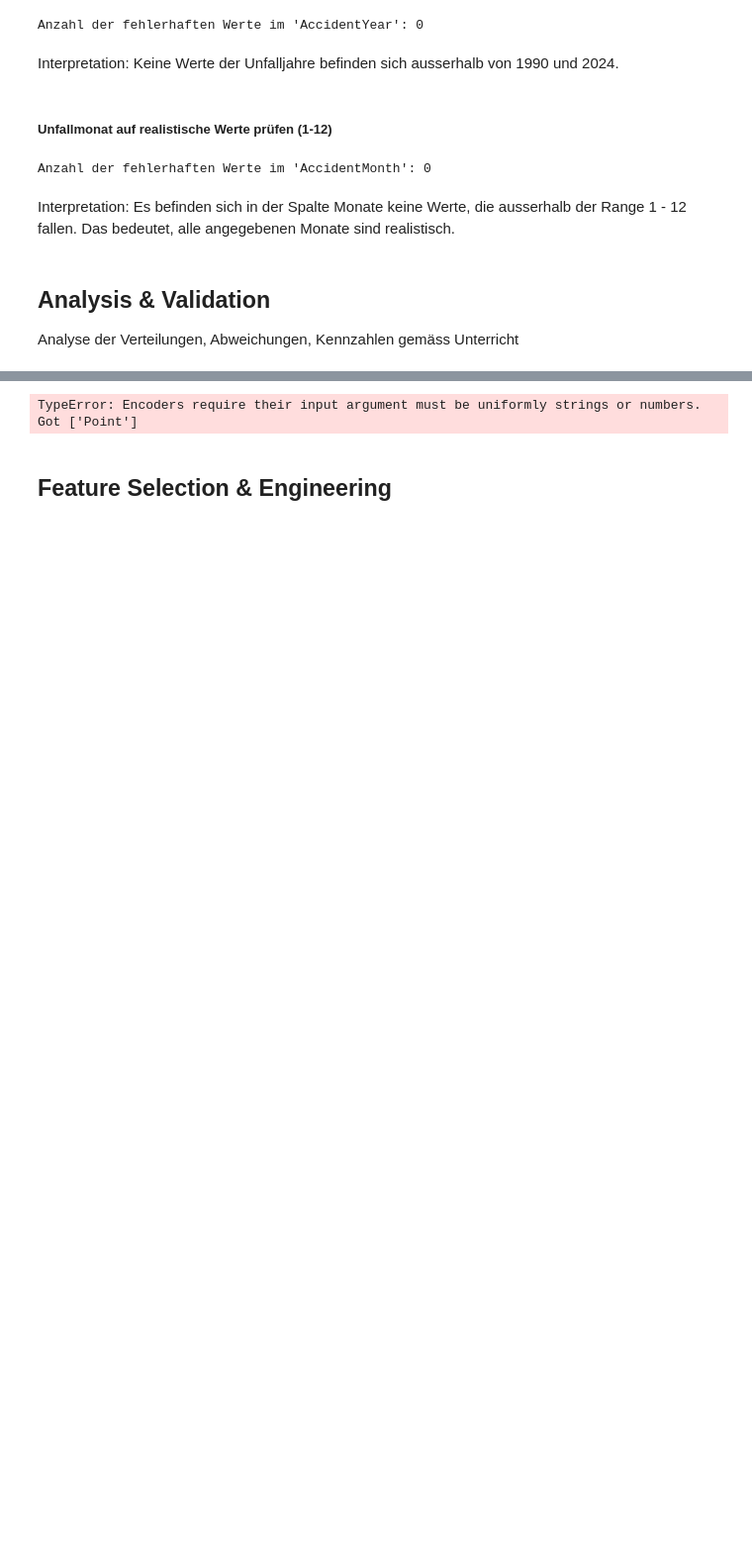
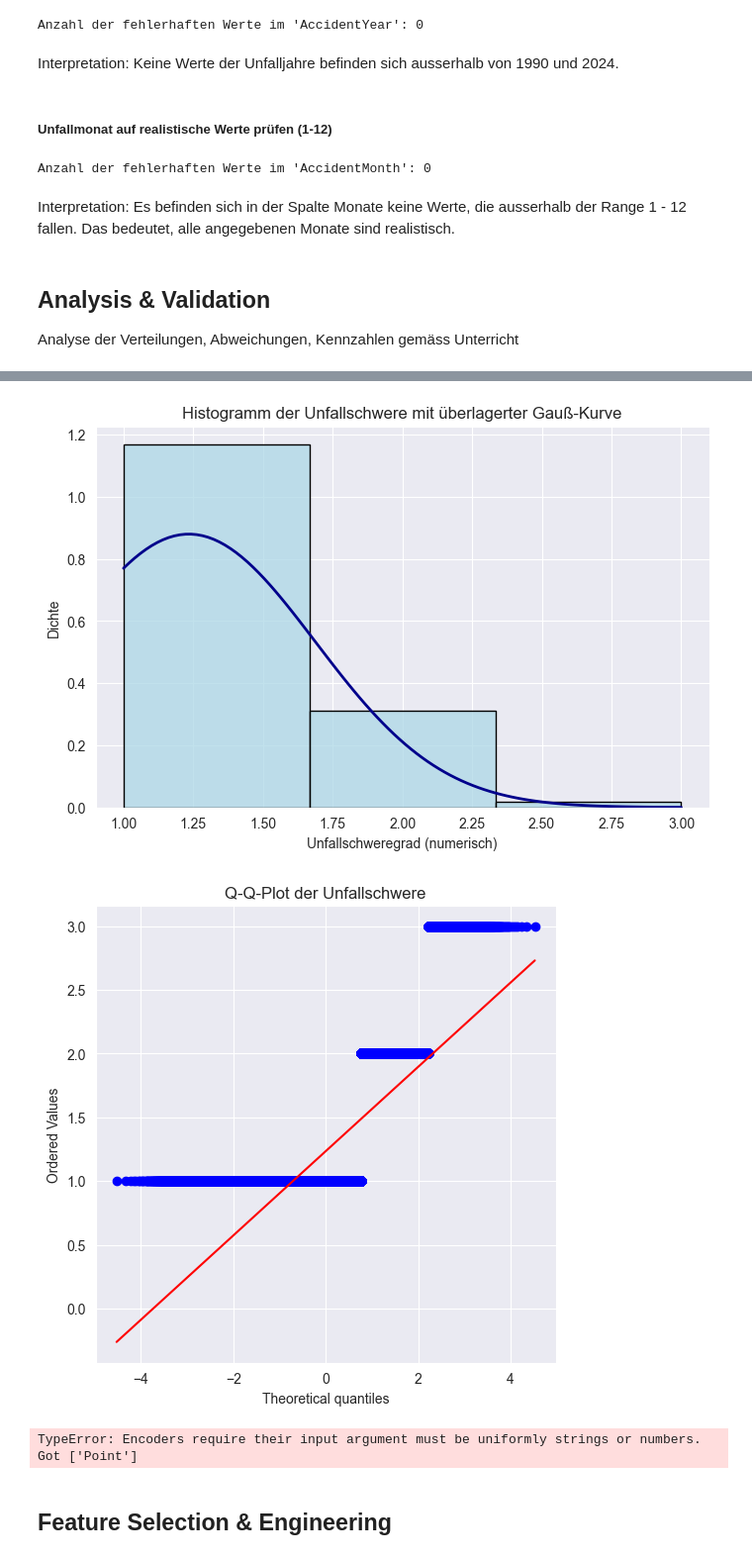
Before and after one commit to dominiqueulrixh/Verkehrsunfaellanalyse, a Jupyter notebook: Dominique.ipynb, the cells around one changed output, grey strips where cells are left out. Shown at 99% size. Cells and saved outputs as stored; diff of their text form; code cells hidden in the pictures; blank space fills up the shorter version.

```diff
--- a/Dominique.ipynb
+++ b/Dominique.ipynb
@@ -668,3 +715,32 @@ Analyse der Verteilungen, Abweichungen, Kennzahlen gemäss Unterricht
+# %%
+import numpy as np
+import scipy.stats as stats
+import matplotlib.pyplot as plt
+import seaborn as sns
+
+# Sicherstellen, dass SeverityNumeric numerisch ist
+df_de['SeverityNumeric'] = df_de['SeverityNumeric'].astype(float)
+
+# 1. Histogramm der Unfallschwere mit überlagerter Gauß-Kurve
+plt.figure(figsize=(8, 5))
+sns.histplot(df_de['SeverityNumeric'], kde=False, stat="density", bins=3, color='lightblue', edgecolor='black')
+mean = df_de['SeverityNumeric'].mean()
+std_dev = df_de['SeverityNumeric'].std()
+x = np.linspace(df_de['SeverityNumeric'].min(), df_de['SeverityNumeric'].max(), 100)
+plt.plot(x, stats.norm.pdf(x, mean, std_dev), color='darkblue', linewidth=2)
+plt.title("Histogramm der Unfallschwere mit überlagerter Gauß-Kurve")
+plt.xlabel("Unfallschweregrad (numerisch)")
+plt.ylabel("Dichte")
+plt.show()
+
+# 2. Q-Q-Plot zur Überprüfung der Normalverteilung
+plt.figure(figsize=(6, 6))
+stats.probplot(df_de['SeverityNumeric'], dist="norm", plot=plt)
+plt.title("Q-Q-Plot der Unfallschwere")
+plt.show()
+# %% [output]
+[figure, added]
+[figure, added]
 # %%
 import pandas as pd
 from sklearn.model_selection import train_test_split
```
Also changed, not shown: parts of 4 cells of this notebook.
